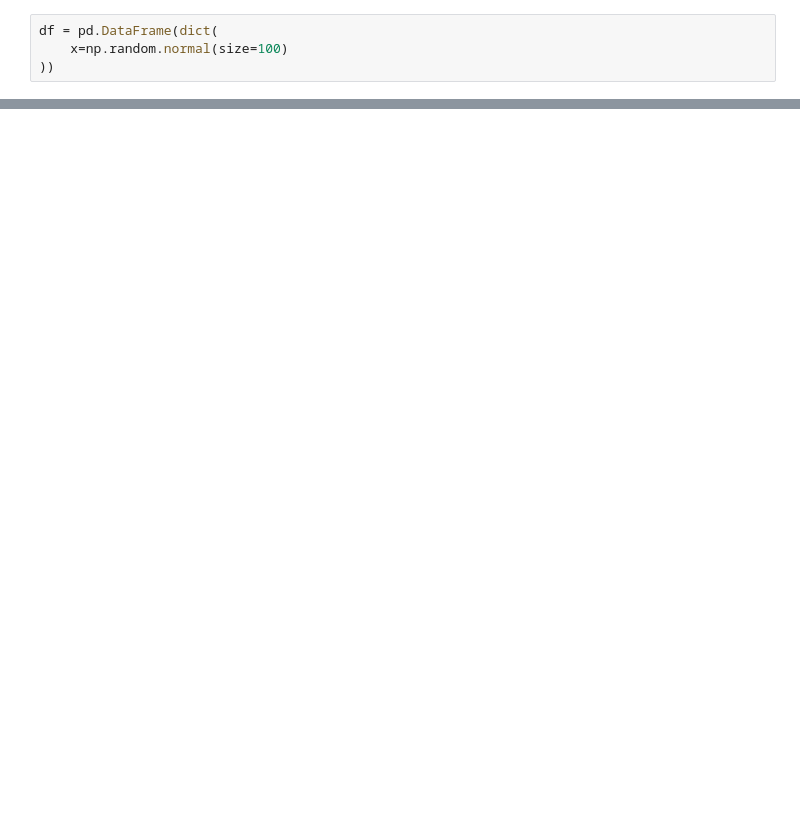
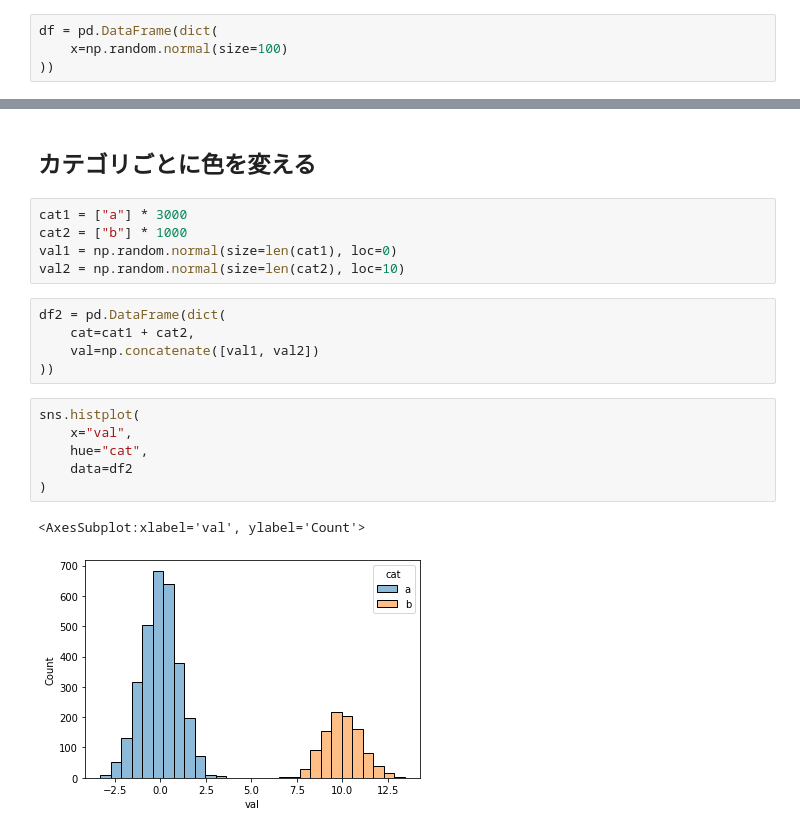
Before and after one commit to hotoku/samples, a Jupyter notebook: ipynotebook/seaborn/histogram.ipynb, the cells around one changed output, grey strips where cells are left out. Cells and saved outputs as stored; diff of their text form; blank space fills up the shorter version.

Commit message:
[seaborn] histogram

```diff
--- a/ipynotebook/seaborn/histogram.ipynb
+++ b/ipynotebook/seaborn/histogram.ipynb
@@ -32,0 +35,21 @@ sns.histplot(
+# %% [markdown]
+## カテゴリごとに色を変える
+# %%
+cat1 = ["a"] * 3000
+cat2 = ["b"] * 1000
+val1 = np.random.normal(size=len(cat1), loc=0)
+val2 = np.random.normal(size=len(cat2), loc=10)
+# %%
+df2 = pd.DataFrame(dict(
+    cat=cat1 + cat2,
+    val=np.concatenate([val1, val2])
+))
+# %%
+sns.histplot(
+    x="val",
+    hue="cat",
+    data=df2
+)
+# %% [output]
+<AxesSubplot:xlabel='val', ylabel='Count'>
+[figure, added]
```
Also changed, not shown: parts of 11 cells of this notebook.
